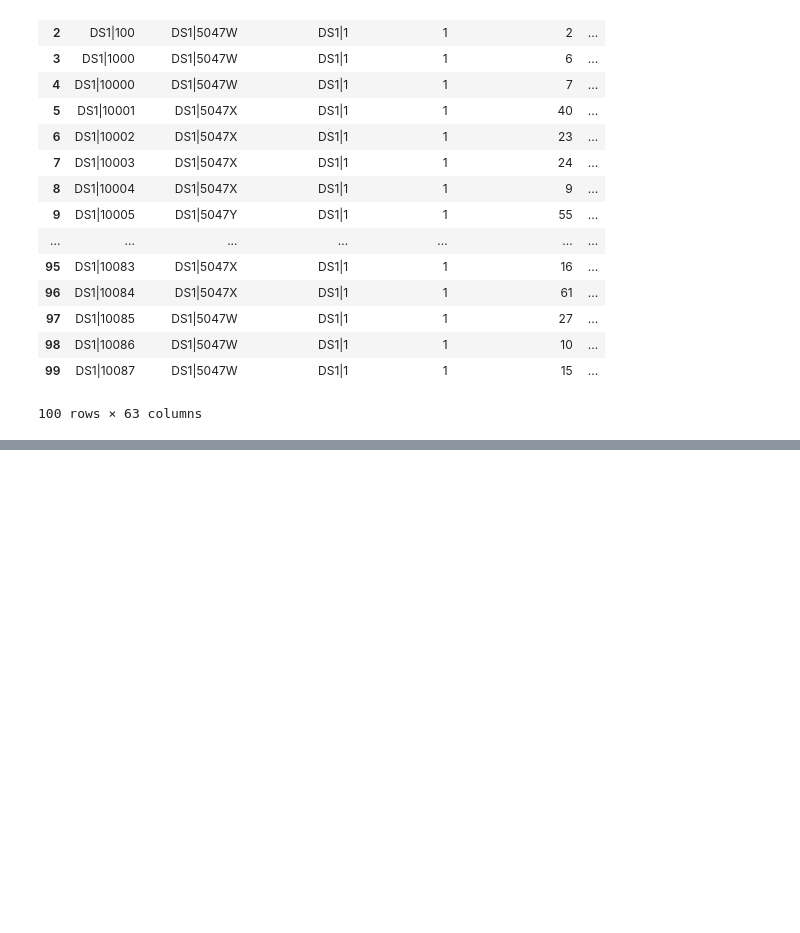
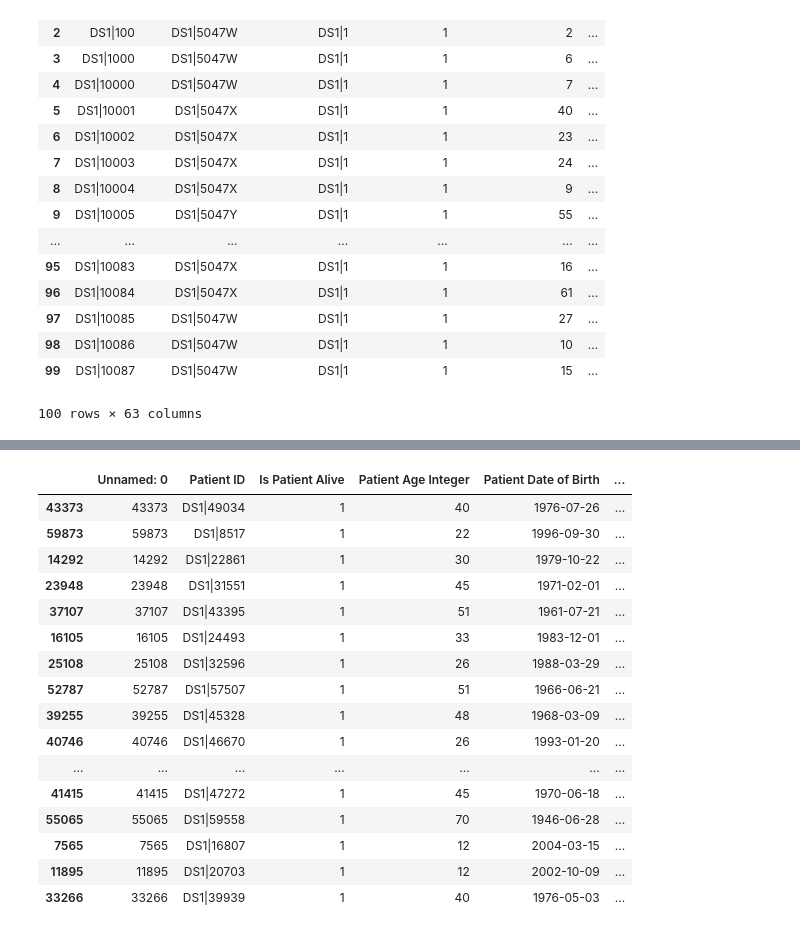
Before and after one commit to simon-mack/hospital_readmission_analysis, a Jupyter notebook: Notebooks/Ursa_pca_Question 5.ipynb, the cells around one changed output, grey strips where cells are left out. Cells and saved outputs as stored; diff of their text form; code cells hidden in the pictures; blank space fills up the shorter version.

```diff
--- a/Notebooks/Ursa_pca_Question 5.ipynb
+++ b/Notebooks/Ursa_pca_Question 5.ipynb
@@ -140,0 +133,22 @@ members_cl.to_csv('members_dive.csv')
+# %%
+mask=members_dive['last_PCP_visit']>='2017-01-01'
+members_last36months = members_dive[mask]
+members_last36months.sort_values('last_PCP_visit', ascending=True).head(50)
+# %% [output]
+|  | Unnamed: 0 | Patient ID | Is Patient Alive | Patient Age Integer | Patient Date of Birth | ... |
+| 43373 | 43373 | DS1|49034 | 1 | 40 | 1976-07-26 | ... |
+| 59873 | 59873 | DS1|8517 | 1 | 22 | 1996-09-30 | ... |
+| 14292 | 14292 | DS1|22861 | 1 | 30 | 1979-10-22 | ... |
+| 23948 | 23948 | DS1|31551 | 1 | 45 | 1971-02-01 | ... |
+| 37107 | 37107 | DS1|43395 | 1 | 51 | 1961-07-21 | ... |
+| 16105 | 16105 | DS1|24493 | 1 | 33 | 1983-12-01 | ... |
+| 25108 | 25108 | DS1|32596 | 1 | 26 | 1988-03-29 | ... |
+| 52787 | 52787 | DS1|57507 | 1 | 51 | 1966-06-21 | ... |
+| 39255 | 39255 | DS1|45328 | 1 | 48 | 1968-03-09 | ... |
+| 40746 | 40746 | DS1|46670 | 1 | 26 | 1993-01-20 | ... |
+| ... | ... | ... | ... | ... | ... | ... |
+| 41415 | 41415 | DS1|47272 | 1 | 45 | 1970-06-18 | ... |
+| 55065 | 55065 | DS1|59558 | 1 | 70 | 1946-06-28 | ... |
+| 7565 | 7565 | DS1|16807 | 1 | 12 | 2004-03-15 | ... |
+| 11895 | 11895 | DS1|20703 | 1 | 12 | 2002-10-09 | ... |
+| 33266 | 33266 | DS1|39939 | 1 | 40 | 1976-05-03 | ... |
```
Also changed, not shown: parts of 16 cells of this notebook.
